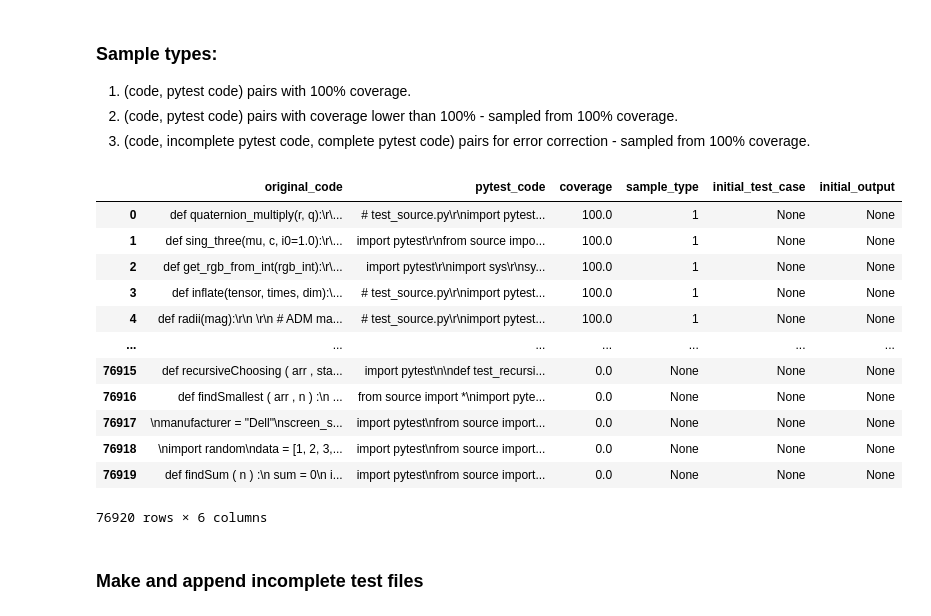
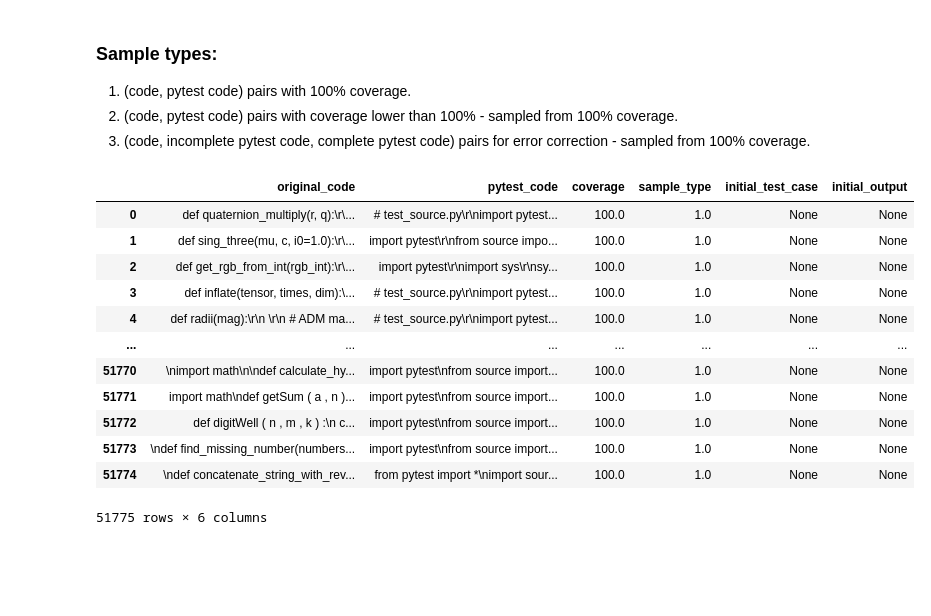
Before and after one commit to popesculuca00/synthetic_pytest_data_generation, a Jupyter notebook: eda_and_upload.ipynb, the cells around one changed output. Cells and saved outputs as stored; diff of their text form; code cells hidden in the pictures; blank space fills up the shorter version.

```diff
--- a/eda_and_upload.ipynb
+++ b/eda_and_upload.ipynb
@@ -15,27 +15,28 @@ from utils import get_object_names_from_code
 3. (code, incomplete pytest code, complete pytest code) pairs for error correction - sampled from 100% coverage.
 # %%
 df = pd.concat(
-        [pd.read_csv(f"generated/{file}") for file in os.listdir("generated")]
+        [pd.read_csv(f"generated/{file}") for file in os.listdir("generated") if file != "incomplete_samples.csv"]
     ).reset_index(drop=True)
 
 df["sample_type"] = None
 df["initial_test_case"] = None
 df["initial_output"] = None
 
-df.loc[df["coverage"] > 99, "sample_type"] = 1
+df.loc[df["coverage"] > 99, "sample_type"] = 1.0
+df_complete = df[df.sample_type == 1].reset_index(drop=True)
 
-df
+df_complete
 # %% [output]
 |  | original_code | pytest_code | coverage | sample_type | initial_test_case | initial_output |
-| 0 | def quaternion_multiply(r, q):\r\... | # test_source.py\r\nimport pytest... | 100.0 | 1 | None | None |
-| 1 | def sing_three(mu, c, i0=1.0):\r\... | import pytest\r\nfrom source impo... | 100.0 | 1 | None | None |
-| 2 | def get_rgb_from_int(rgb_int):\r\... | import pytest\r\nimport sys\r\nsy... | 100.0 | 1 | None | None |
-| 3 | def inflate(tensor, times, dim):\... | # test_source.py\r\nimport pytest... | 100.0 | 1 | None | None |
-| 4 | def radii(mag):\r\n \r\n # ADM ma... | # test_source.py\r\nimport pytest... | 100.0 | 1 | None | None |
+| 0 | def quaternion_multiply(r, q):\r\... | # test_source.py\r\nimport pytest... | 100.0 | 1.0 | None | None |
+| 1 | def sing_three(mu, c, i0=1.0):\r\... | import pytest\r\nfrom source impo... | 100.0 | 1.0 | None | None |
+| 2 | def get_rgb_from_int(rgb_int):\r\... | import pytest\r\nimport sys\r\nsy... | 100.0 | 1.0 | None | None |
+| 3 | def inflate(tensor, times, dim):\... | # test_source.py\r\nimport pytest... | 100.0 | 1.0 | None | None |
+| 4 | def radii(mag):\r\n \r\n # ADM ma... | # test_source.py\r\nimport pytest... | 100.0 | 1.0 | None | None |
 | ... | ... | ... | ... | ... | ... | ... |
-| 76915 | def recursiveChoosing ( arr , sta... | import pytest\n\ndef test_recursi... | 0.0 | None | None | None |
-| 76916 | def findSmallest ( arr , n ) :\n ... | from source import *\nimport pyte... | 0.0 | None | None | None |
-| 76917 | \nmanufacturer = "Dell"\nscreen_s... | import pytest\nfrom source import... | 0.0 | None | None | None |
-| 76918 | \nimport random\ndata = [1, 2, 3,... | import pytest\nfrom source import... | 0.0 | None | None | None |
-| 76919 | def findSum ( n ) :\n sum = 0\n i... | import pytest\nfrom source import... | 0.0 | None | None | None |
+| 51770 | \nimport math\n\ndef calculate_hy... | import pytest\nfrom source import... | 100.0 | 1.0 | None | None |
+| 51771 | import math\ndef getSum ( a , n )... | import pytest\nfrom source import... | 100.0 | 1.0 | None | None |
+| 51772 | def digitWell ( n , m , k ) :\n c... | import pytest\nfrom source import... | 100.0 | 1.0 | None | None |
+| 51773 | \ndef find_missing_number(numbers... | import pytest\nfrom source import... | 100.0 | 1.0 | None | None |
+| 51774 | \ndef concatenate_string_with_rev... | from pytest import *\nimport sour... | 100.0 | 1.0 | None | None |
-76920 rows × 6 columns
+51775 rows × 6 columns
@@ -75,2 +42,0 @@ def get_all_combinations_wrapper(test_params):
-# %% [markdown]
-### Make and append incomplete test files
```
Also changed, not shown: parts of 11 cells of this notebook, 13 other files.
